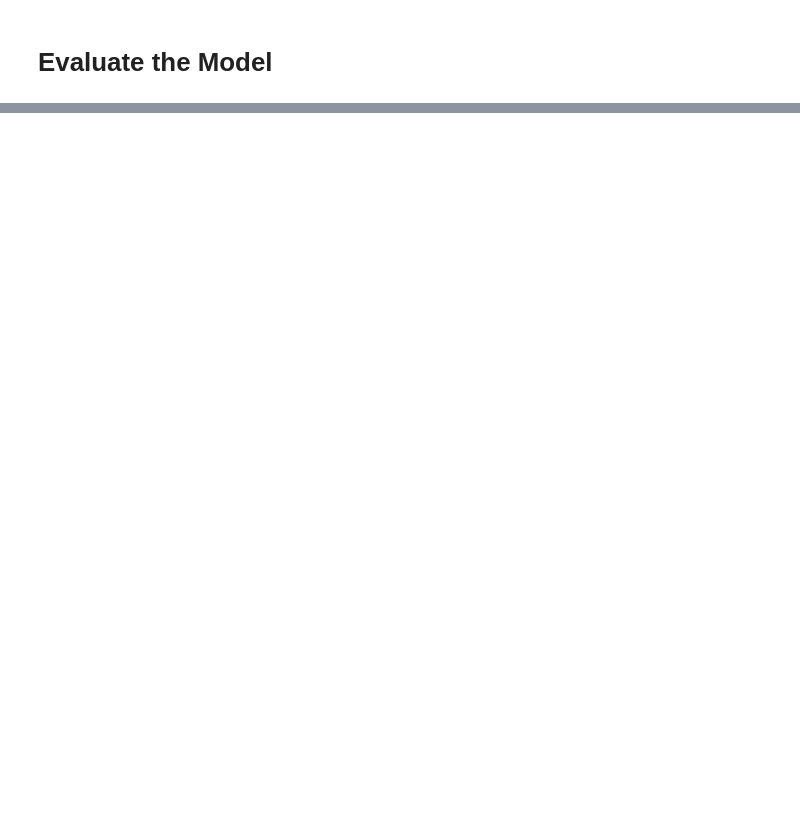
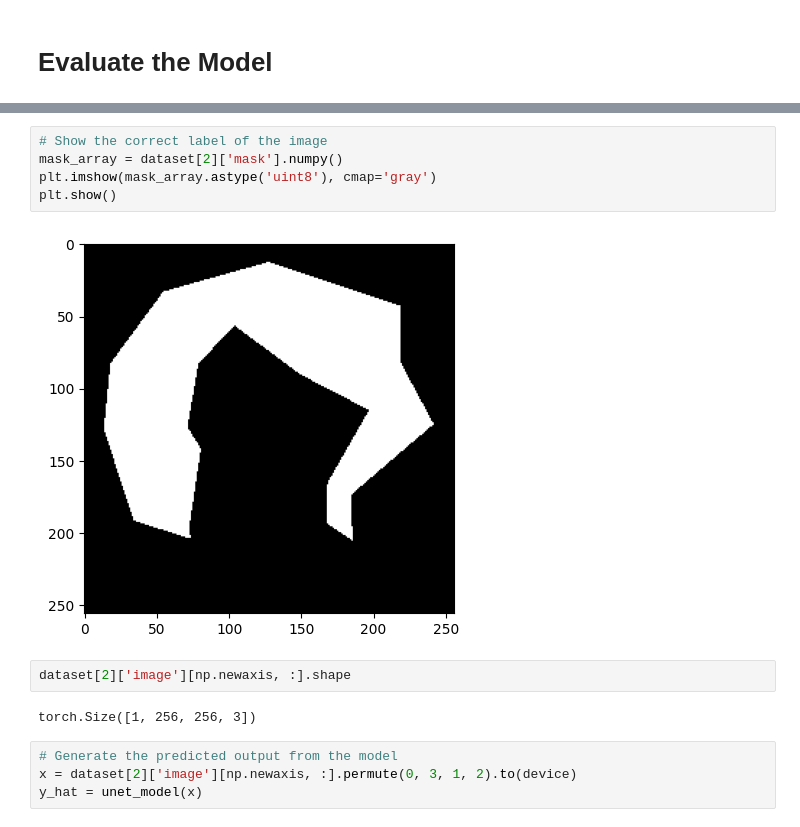
Before and after one commit to Kalva014/HairHub, a Jupyter notebook: colab_notebooks/Hair_Detection_Segmentation.ipynb, the cells around one changed output, grey strips where cells are left out. Cells and saved outputs as stored; diff of their text form; blank space fills up the shorter version.

```diff
--- a/colab_notebooks/Hair_Detection_Segmentation.ipynb
+++ b/colab_notebooks/Hair_Detection_Segmentation.ipynb
@@ -94,0 +314,15 @@ masks = np.array(masks)
+# %%
+# Show the correct label of the image
+mask_array = dataset[2]['mask'].numpy()
+plt.imshow(mask_array.astype('uint8'), cmap='gray')
+plt.show()
+# %% [output]
+[figure, added]
+# %%
+dataset[2]['image'][np.newaxis, :].shape
+# %% [output]
+torch.Size([1, 256, 256, 3])
+# %%
+# Generate the predicted output from the model
+x = dataset[2]['image'][np.newaxis, :].permute(0, 3, 1, 2).to(device)
+y_hat = unet_model(x)
```
Also changed, not shown: parts of 18 cells of this notebook.
